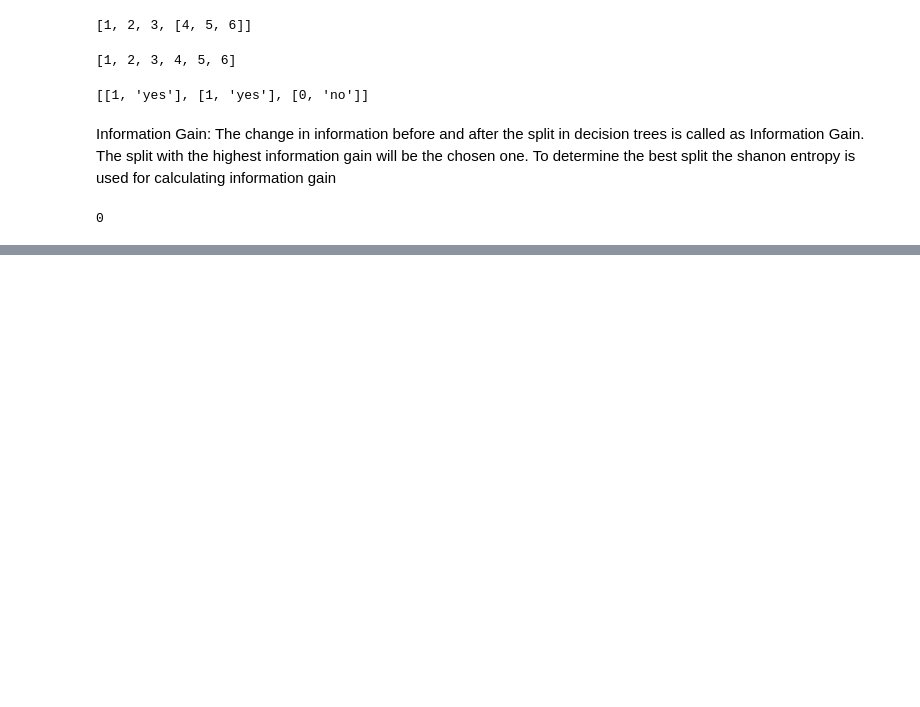
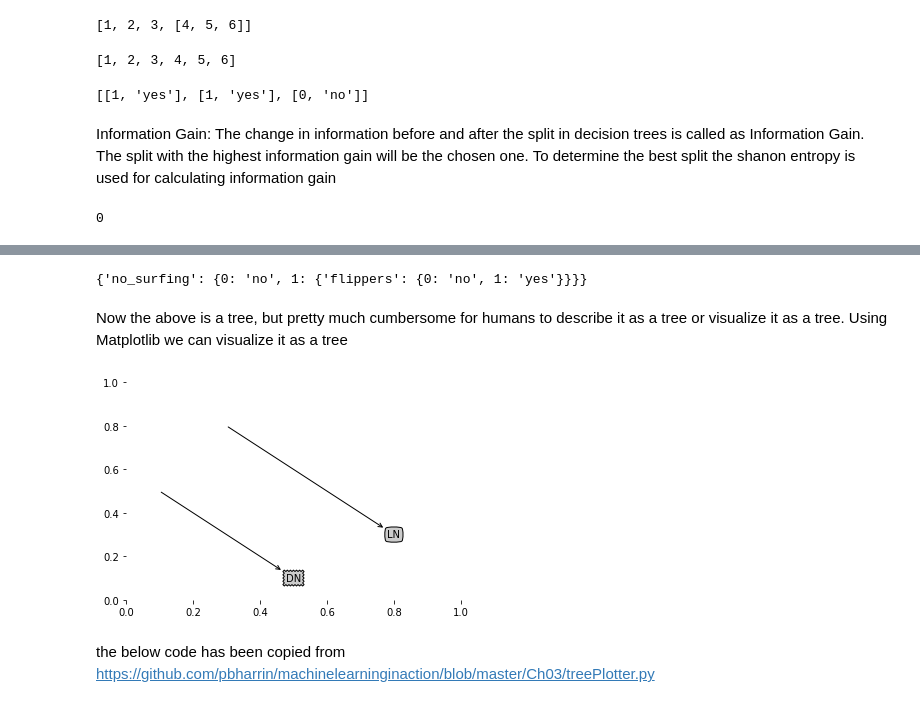
Before and after one commit to akpandads/ML-Algo-Implementations, a Jupyter notebook: DecisionTrees/DecisionTrees.ipynb, the cells around one changed output, grey strips where cells are left out. Drawn from its saved outputs; the diff is of its cells as text; code cells hidden in the pictures; blank space fills up the shorter version.

Commit message:
DecisionTree using sklearn
Manual as well as sklearn implementation of Decision Trees

```diff
--- a/DecisionTrees/DecisionTrees.ipynb
+++ b/DecisionTrees/DecisionTrees.ipynb
@@ -122,0 +152,29 @@ The split must go on till all the instances in a branch are same class or there
+# %%
+myDat4,labels=createDataSet()
+myTree=createTree(myDat4,labels)
+myTree
+# %% [output]
+{'no_surfing': {0: 'no', 1: {'flippers': {0: 'no', 1: 'yes'}}}}
+# %% [markdown]
+Now the above is a tree, but pretty much cumbersome for humans to describe it as a tree or visualize it as a tree. Using Matplotlib we can visualize it as a tree
+# %%
+import matplotlib.pyplot as plt
+
+decisionNode =dict(boxstyle='sawtooth',fc='0.8')
+leafNode =dict(boxstyle='round4',fc='0.8')
+arrow_args= dict(arrowstyle='<-')
+
+def plotNode(nodeText,cntrPt,parentPt,nodeType):
+    createPlot.ax1.annotate(nodeText, xy =parentPt, xycoords='axes fraction', xytext=cntrPt, textcoords='axes fraction',va='center',ha='center',bbox=nodeType,arrowprops=arrow_args)
+
+def createPlot():
+    fig = plt.figure(1,facecolor='white')
+    fig.clf()
+    createPlot.ax1 = plt.subplot(111,frameon=False)
+    plotNode('DN',(0.5,0.1),(0.1,0.5),decisionNode)
+    plotNode('LN',(0.8,0.3),(0.3,0.8),leafNode)
+    plt.show()
+# %%
+createPlot()
+# %% [output]
+[figure, added]
@@ -122,0 +206,2 @@ The split must go on till all the instances in a branch are same class or there
+# %% [markdown]
+the below code has been copied from https://github.com/pbharrin/machinelearninginaction/blob/master/Ch03/treePlotter.py
```
Also changed, not shown: parts of 16 cells of this notebook.
